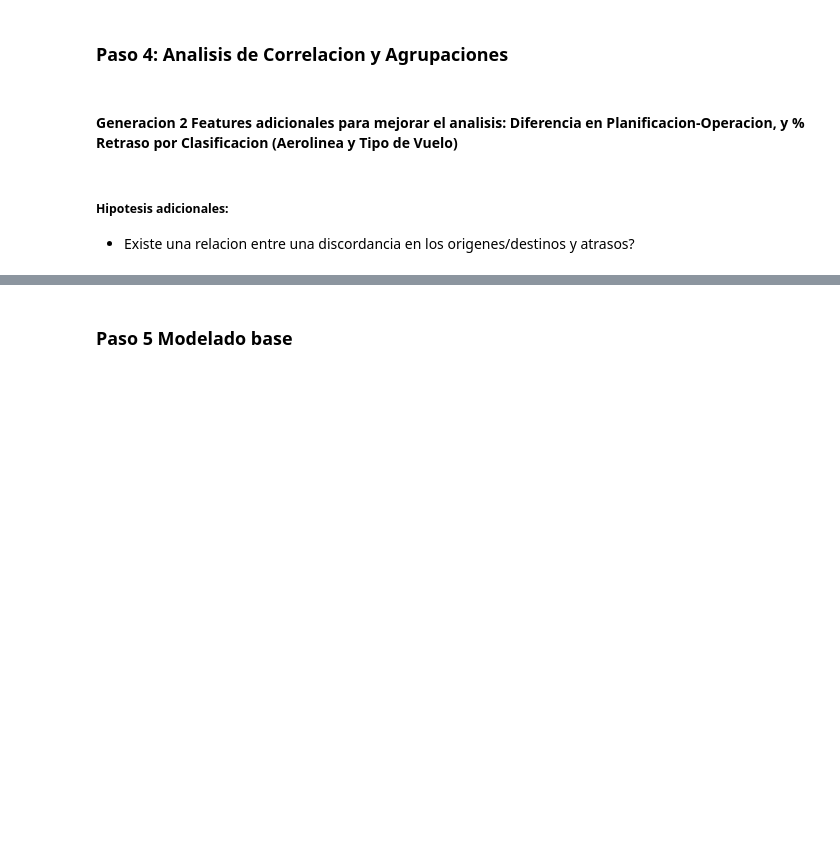
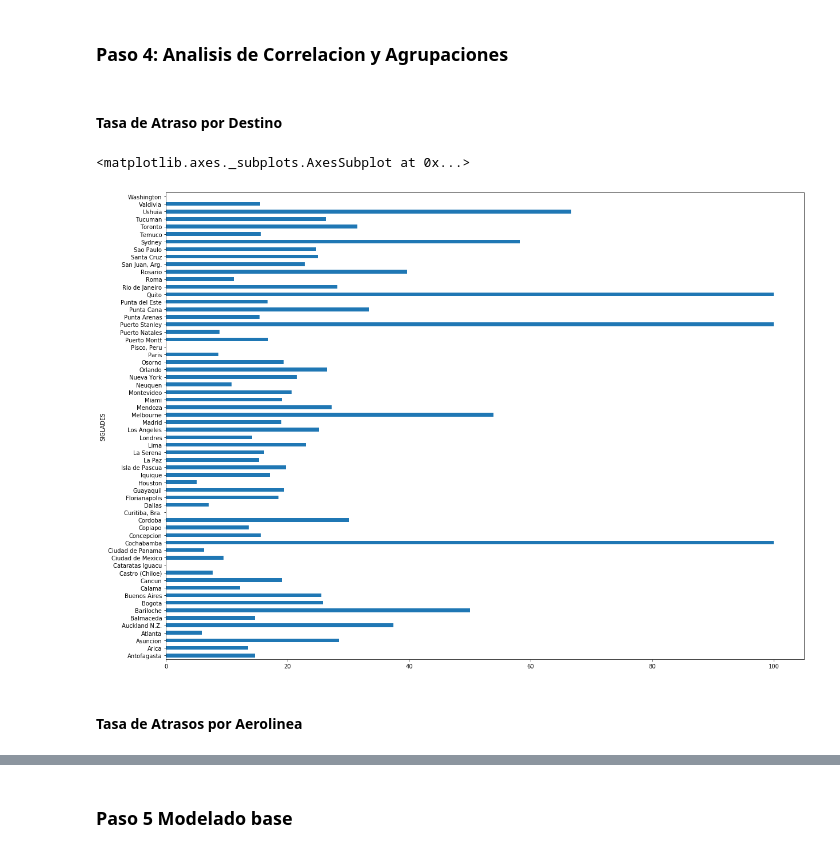
Before and after one commit to razorhedge/latam-ds-challenge, a Jupyter notebook: Notebooks/solution.ipynb, the cells around one changed output, grey strips where cells are left out. Drawn from its saved outputs; the diff is of its cells as text; code cells hidden in the pictures; blank space fills up the shorter version.

```diff
--- a/Notebooks/solution.ipynb
+++ b/Notebooks/solution.ipynb
@@ -176,8 +190,24 @@ fig.show()
 * Para otras aerolineas, el patron es relativamente estandar, considerando que principalmente manejan vuelos internacionales.
 # %% [markdown]
 ### Paso 4: Analisis de Correlacion y Agrupaciones
-# %% [markdown]
-#### Generacion 2 Features adicionales para mejorar el analisis: Diferencia en Planificacion-Operacion, y % Retraso por Clasificacion (Aerolinea y Tipo de Vuelo)
-# %% [markdown]
-##### Hipotesis adicionales:
-* Existe una relacion entre una discordancia en los origenes/destinos y atrasos?
+# %%
+def create_tardiness_metric(data:pd.DataFrame, metric:str, column_name:str='TasaAtrasos%')-> pd.DataFrame:
+    if not column_name:
+        column_name = 'TasaAtrasos{}%'.format(metric)
+    data['TotalFlights'] = data.groupby([metric])['Fecha-I'].transform(np.count_nonzero)
+    data['NumberOfLateArrivals'] = data.groupby([metric]).atraso_15.transform(np.count_nonzero)
+    data[column_name] = np.round(data['NumberOfLateArrivals']/data['TotalFlights']*100,2)
+    data.drop(columns = ['TotalFlights','NumberOfLateArrivals'], inplace=True)
+    return data
+# %% [markdown]
+#### Tasa de Atraso por Destino
+# %%
+matriz_vuelos = create_tardiness_metric(matriz_vuelos, 'SIGLADES', column_name='TasaAtrasosDestino%')
+# %%
+plt.figure(figsize = (20,15))
+matriz_vuelos.groupby('SIGLADES')['TasaAtrasosDestino%'].max().plot.barh()
+# %% [output]
+<matplotlib.axes._subplots.AxesSubplot at 0x...>
+[figure, added]
+# %% [markdown]
+#### Tasa de Atrasos por Aerolinea
```
Also changed, not shown: parts of 25 cells of this notebook, 1 other file.
